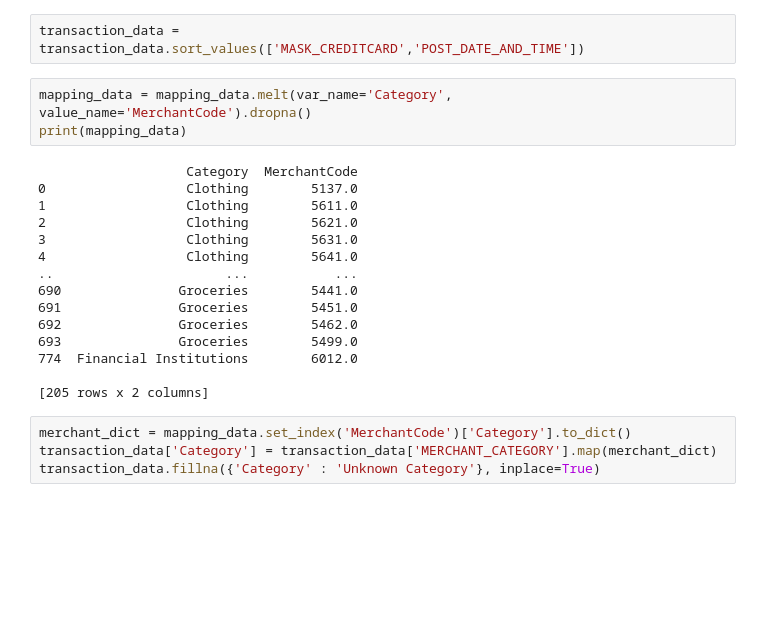
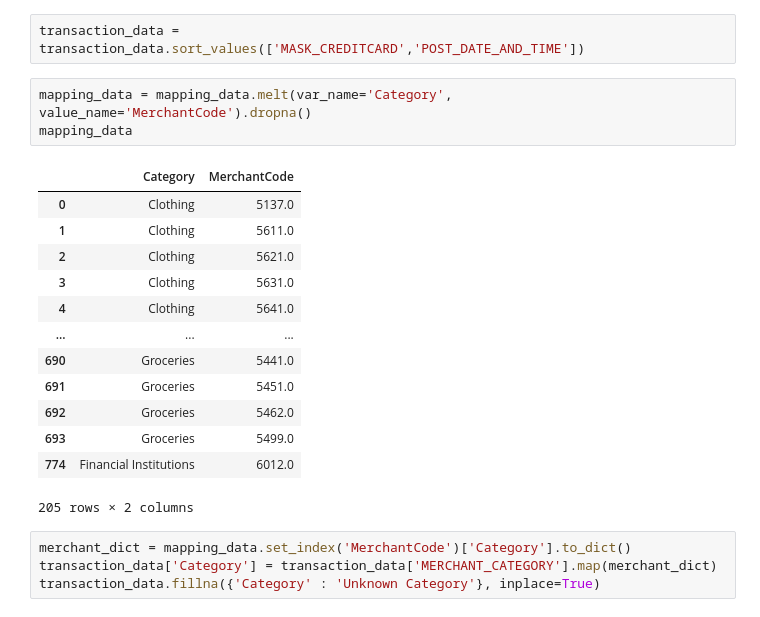
Before and after one commit to Shruti-codes-ml/B-Score, a Jupyter notebook: ShrutiPathak_Assignment1.ipynb, the cells around one changed output. Cells and saved outputs as stored; diff of their text form; blank space fills up the shorter version.

```diff
--- a/ShrutiPathak_Assignment1.ipynb
+++ b/ShrutiPathak_Assignment1.ipynb
@@ -343,22 +343,21 @@ mapping_data = merchant_mapping.copy()
 transaction_data = transaction_data.sort_values(['MASK_CREDITCARD','POST_DATE_AND_TIME'])
 # %%
 mapping_data = mapping_data.melt(var_name='Category', value_name='MerchantCode').dropna()
-print(mapping_data)
+mapping_data
 # %% [output]
+|  | Category | MerchantCode |
+| 0 | Clothing | 5137.0 |
+| 1 | Clothing | 5611.0 |
+| 2 | Clothing | 5621.0 |
+| 3 | Clothing | 5631.0 |
+| 4 | Clothing | 5641.0 |
+| ... | ... | ... |
+| 690 | Groceries | 5441.0 |
+| 691 | Groceries | 5451.0 |
+| 692 | Groceries | 5462.0 |
+| 693 | Groceries | 5499.0 |
+| 774 | Financial Institutions | 6012.0 |
-                   Category  MerchantCode
-0                  Clothing        5137.0
-1                  Clothing        5611.0
-2                  Clothing        5621.0
-3                  Clothing        5631.0
-4                  Clothing        5641.0
-..                      ...           ...
-690               Groceries        5441.0
-691               Groceries        5451.0
-692               Groceries        5462.0
-693               Groceries        5499.0
-774  Financial Institutions        6012.0
-
-[205 rows x 2 columns]
+205 rows × 2 columns
 # %%
 merchant_dict = mapping_data.set_index('MerchantCode')['Category'].to_dict()
 transaction_data['Category'] = transaction_data['MERCHANT_CATEGORY'].map(merchant_dict)
```
Also changed, not shown: parts of 1 cell of this notebook.
